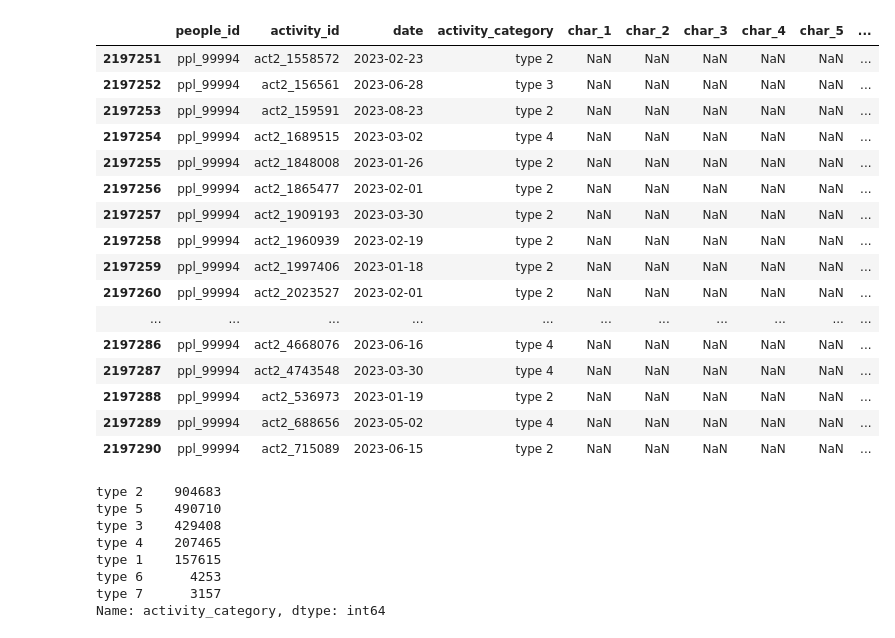
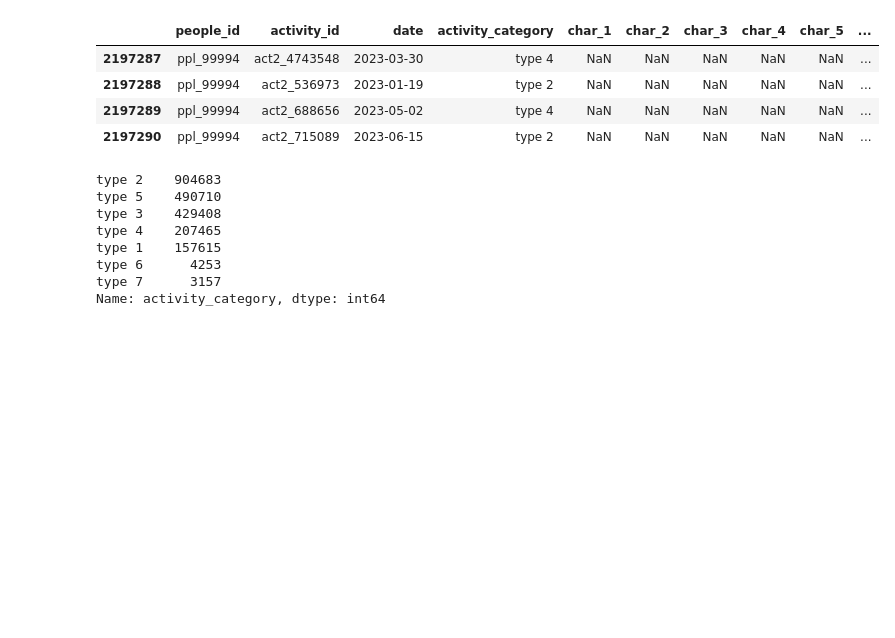
Before and after one commit to sooooner/dss_team_project_ML, a Jupyter notebook: red_hat/sooner.ipynb, the cells around one changed output. Saved outputs shown, nothing was run; the diff lists cells and outputs as text; code cells hidden in the pictures; blank space fills up the shorter version.

```diff
--- a/red_hat/sooner.ipynb
+++ b/red_hat/sooner.ipynb
@@ -21,19 +15,7 @@ df.tail()
 # %%
-df.tail(40)
+df.tail(4)
 # %% [output]
 |  | people_id | activity_id | date | activity_category | char_1 | char_2 | char_3 | char_4 | char_5 | ... |
-| 2197251 | ppl_99994 | act2_1558572 | 2023-02-23 | type 2 | NaN | NaN | NaN | NaN | NaN | ... |
-| 2197252 | ppl_99994 | act2_156561 | 2023-06-28 | type 3 | NaN | NaN | NaN | NaN | NaN | ... |
-| 2197253 | ppl_99994 | act2_159591 | 2023-08-23 | type 2 | NaN | NaN | NaN | NaN | NaN | ... |
-| 2197254 | ppl_99994 | act2_1689515 | 2023-03-02 | type 4 | NaN | NaN | NaN | NaN | NaN | ... |
-| 2197255 | ppl_99994 | act2_1848008 | 2023-01-26 | type 2 | NaN | NaN | NaN | NaN | NaN | ... |
-| 2197256 | ppl_99994 | act2_1865477 | 2023-02-01 | type 2 | NaN | NaN | NaN | NaN | NaN | ... |
-| 2197257 | ppl_99994 | act2_1909193 | 2023-03-30 | type 2 | NaN | NaN | NaN | NaN | NaN | ... |
-| 2197258 | ppl_99994 | act2_1960939 | 2023-02-19 | type 2 | NaN | NaN | NaN | NaN | NaN | ... |
-| 2197259 | ppl_99994 | act2_1997406 | 2023-01-18 | type 2 | NaN | NaN | NaN | NaN | NaN | ... |
-| 2197260 | ppl_99994 | act2_2023527 | 2023-02-01 | type 2 | NaN | NaN | NaN | NaN | NaN | ... |
-| ... | ... | ... | ... | ... | ... | ... | ... | ... | ... | ... |
-| 2197286 | ppl_99994 | act2_4668076 | 2023-06-16 | type 4 | NaN | NaN | NaN | NaN | NaN | ... |
 | 2197287 | ppl_99994 | act2_4743548 | 2023-03-30 | type 4 | NaN | NaN | NaN | NaN | NaN | ... |
 | 2197288 | ppl_99994 | act2_536973 | 2023-01-19 | type 2 | NaN | NaN | NaN | NaN | NaN | ... |
 | 2197289 | ppl_99994 | act2_688656 | 2023-05-02 | type 4 | NaN | NaN | NaN | NaN | NaN | ... |
```
Also changed, not shown: parts of 43 cells of this notebook.
